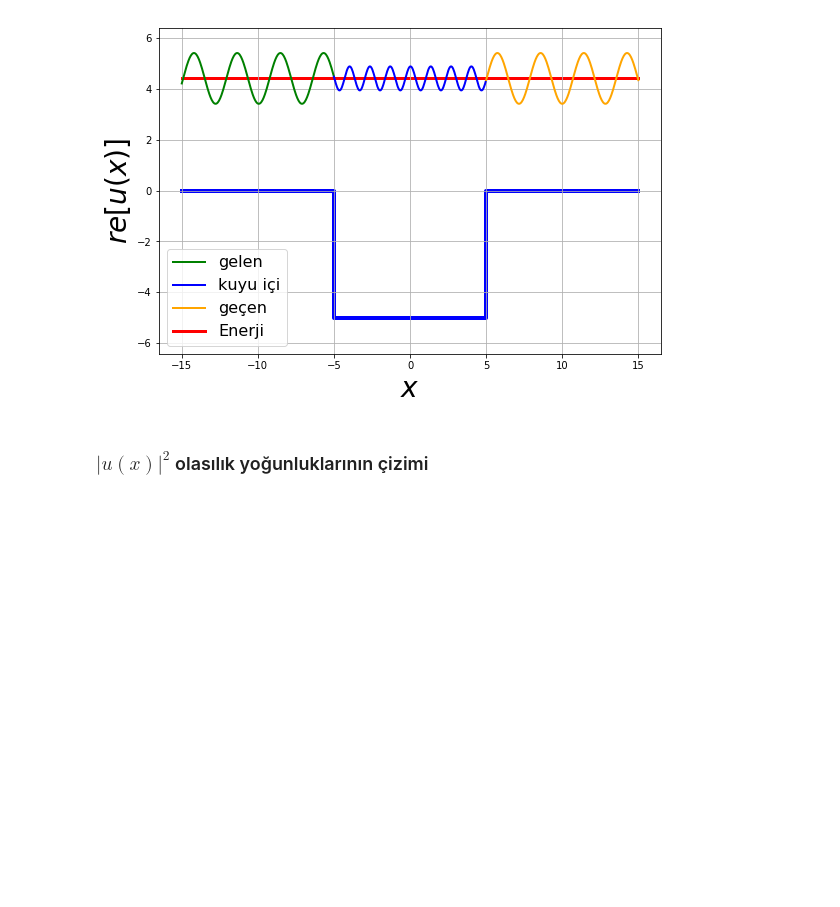
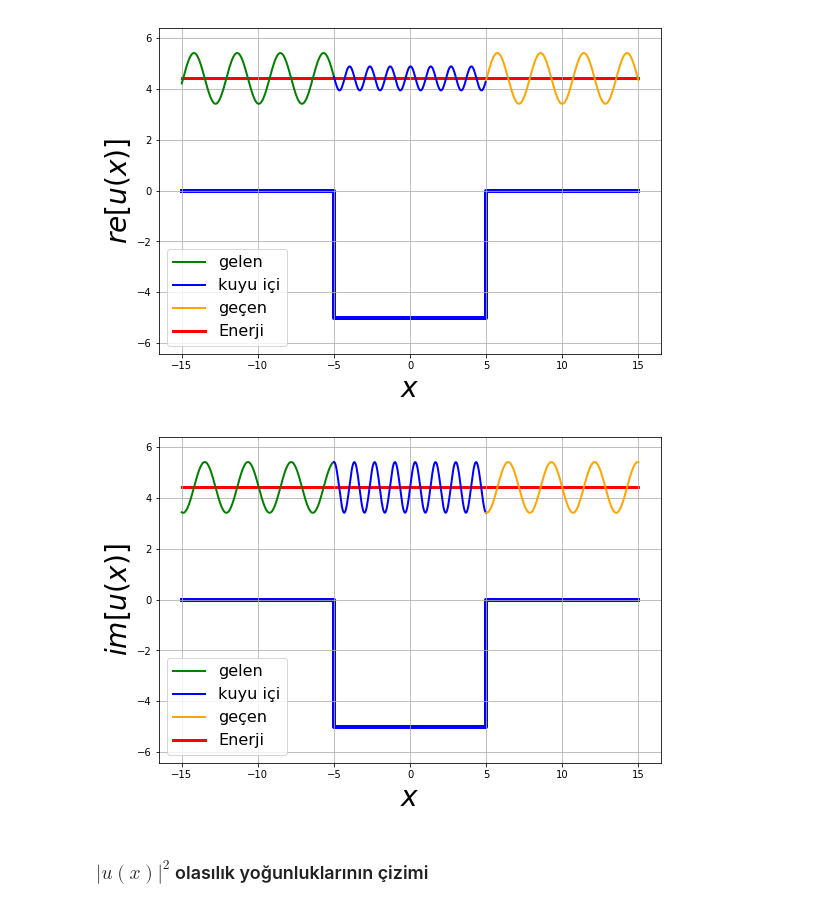
Before and after one commit to mkarakoc/Kuantum_Fizigi, a Jupyter notebook: programlar/SonluKuyuPotansiyeli.ipynb, the cells around one changed output. Cells and saved outputs as stored; diff of their text form; code cells hidden in the pictures; blank space fills up the shorter version.

```diff
--- a/programlar/SonluKuyuPotansiyeli.ipynb
+++ b/programlar/SonluKuyuPotansiyeli.ipynb
@@ -391,6 +391,50 @@ plt.grid()
 plt.show()
 # %% [output]
 [figure]
+# %%
+a0 = 5    # [-a, +a] kuyunun sınırları
+xoo = 15  # x uzayının pratik sonsuzu
+En0 =  5*0.885  # parçacığın gelme enerjisi
+V_00 = 5  # kuyunun derinliği
+nx = 250 # x uzayının bölünme (dx'lerin) sayısı
+
+prms = {En:En0, V_0:V_00, a:a0, hbar:1, m:1}
+xnp1 = np.linspace(-xoo, -a0, nx)
+xnp2 = np.linspace(-a0, a0, nx)
+xnp3 = np.linspace(a0, xoo, nx)
+
+u1re = u1e.subs(prms)
+u1np = lambdify(x, u1re)
+
+u2re = u2e.subs(prms)
+u2np = lambdify(x, u2re)
+
+u3re = u3e.subs(prms)
+u3np = lambdify(x, u3re)
+
+# çizimin büyüklüğü
+plt.figure(figsize=(9, 6))
+
+# dalga fonksiyonlarını
+plt.plot(xnp1, En0 + np.imag(u1np(xnp1)), lw=2, color="green", label="gelen")
+plt.plot(xnp2, En0 + np.imag(u2np(xnp2)), lw=2, color="blue", label=u"kuyu içi")
+plt.plot(xnp3, En0 + np.imag(u3np(xnp3)), lw=2, color="orange", label=u"geçen")
+
+# kuyu
+plt.plot([-xoo, -a0, -a0, a0, a0, xoo], [0, 0, -V_00, -V_00, 0, 0], lw=4, zorder=-999, color="blue")
+
+# enerji
+plt.plot([-xoo, xoo], [En0, En0], lw=3, zorder=-999, color="red", label='Enerji')
+
+
+plt.xlabel("$x$", fontsize=28)
+plt.ylabel("$im[u(x)]$", fontsize=28)
+plt.ylim(-En0-V_00/2, En0+V_00/2)
+plt.legend(loc="best", fontsize=16)
+plt.grid()
+plt.show()
+# %% [output]
+[figure, added]
 # %% [markdown]
 ### $|u(x)|^2$ olasılık yoğunluklarının çizimi
 # %%
```
Also changed, not shown: 7 other files.
